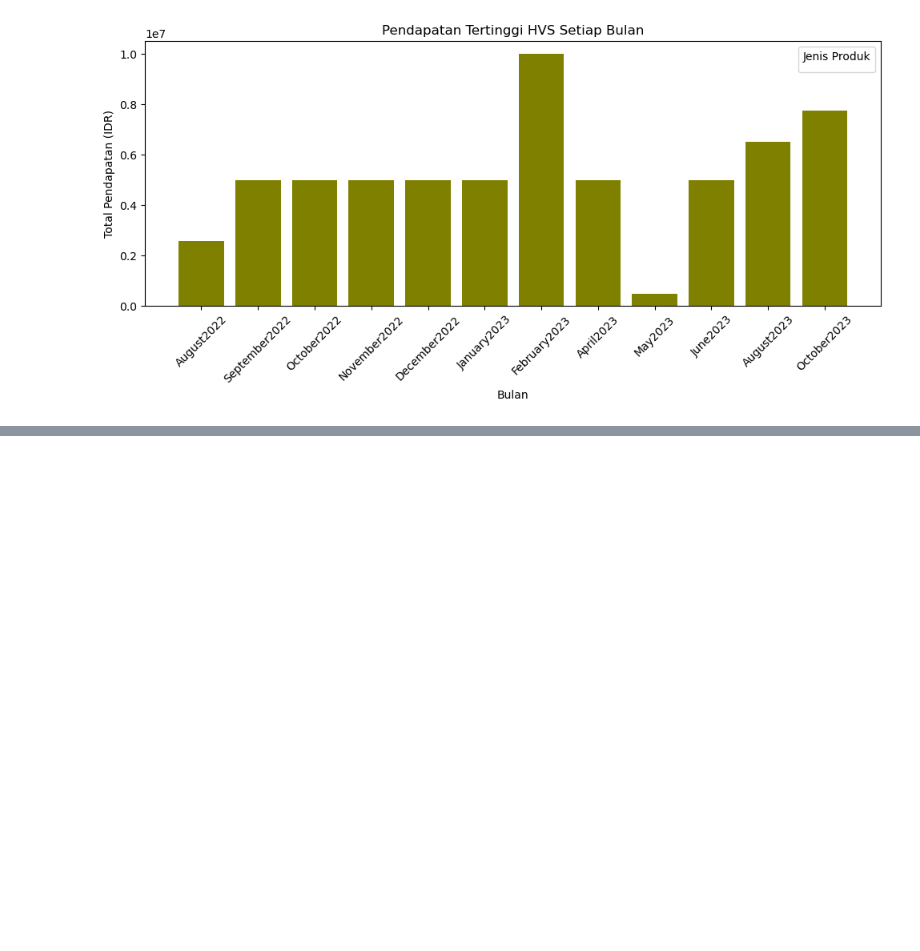
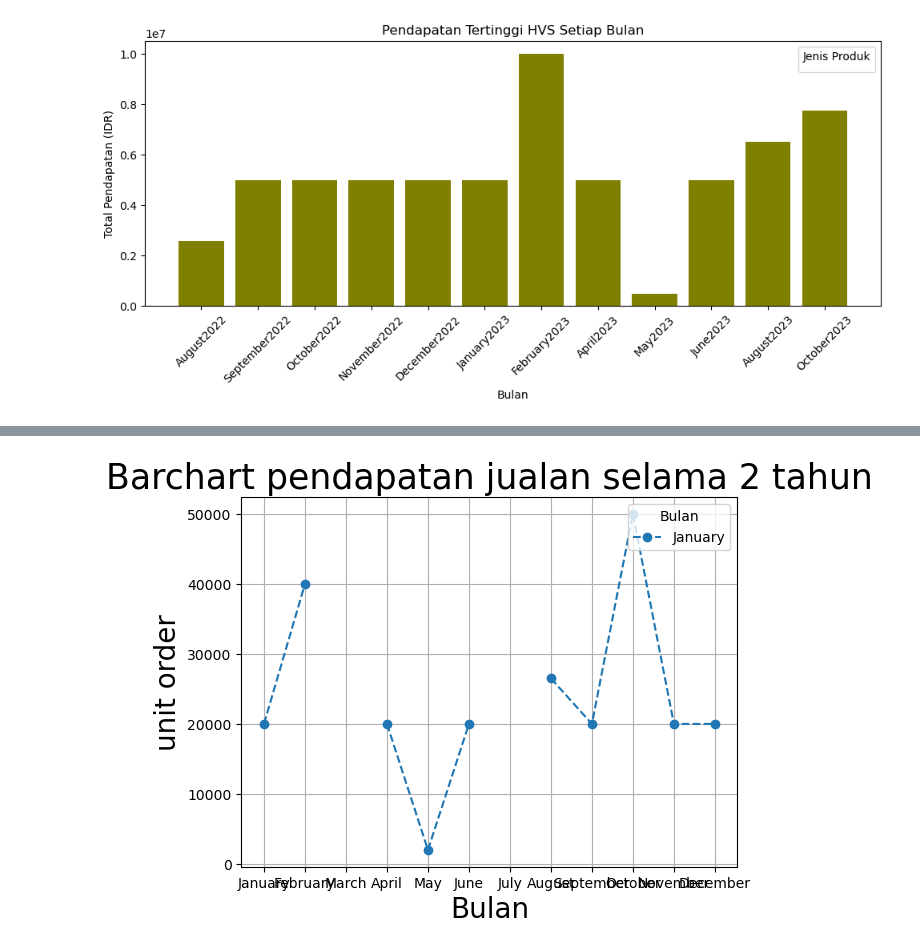
Before and after one commit to sxlsza/DeltaIndie_datacourse, a Jupyter notebook: Data Cleansing with Pandas.ipynb, the cells around one changed output, grey strips where cells are left out. Cells and saved outputs as stored; diff of their text form; code cells hidden in the pictures; blank space fills up the shorter version.

```diff
--- a/Data Cleansing with Pandas.ipynb
+++ b/Data Cleansing with Pandas.ipynb
@@ -492,0 +602,14 @@ plt.show()
+# %%
+#line chart
+plt.plot(penghasilan_bulanan.index, penghasilan_bulanan["total_order"],
+         marker = "o",
+         linestyle = "--",)
+
+plt.title("Barchart pendapatan jualan selama 2 tahun", fontsize=25)
+plt.xlabel("Bulan", fontsize=20)
+plt.ylabel("unit order", fontsize=20)
+plt.legend(penghasilan_bulanan.index, title="Bulan", loc="upper right")
+plt.grid(True)
+plt.show()
+# %% [output]
+[figure, added]
```
Also changed, not shown: parts of 25 cells of this notebook.
